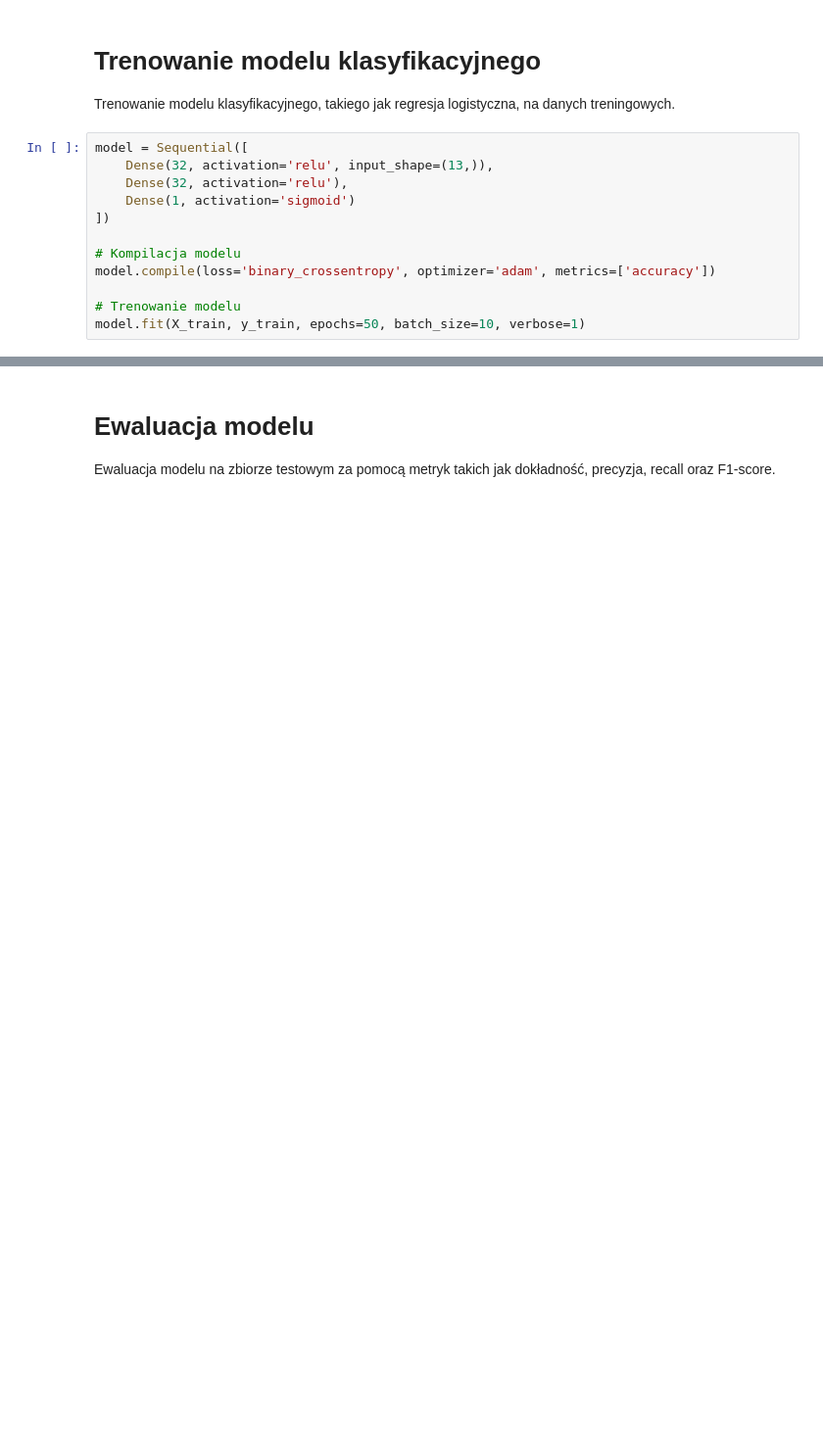
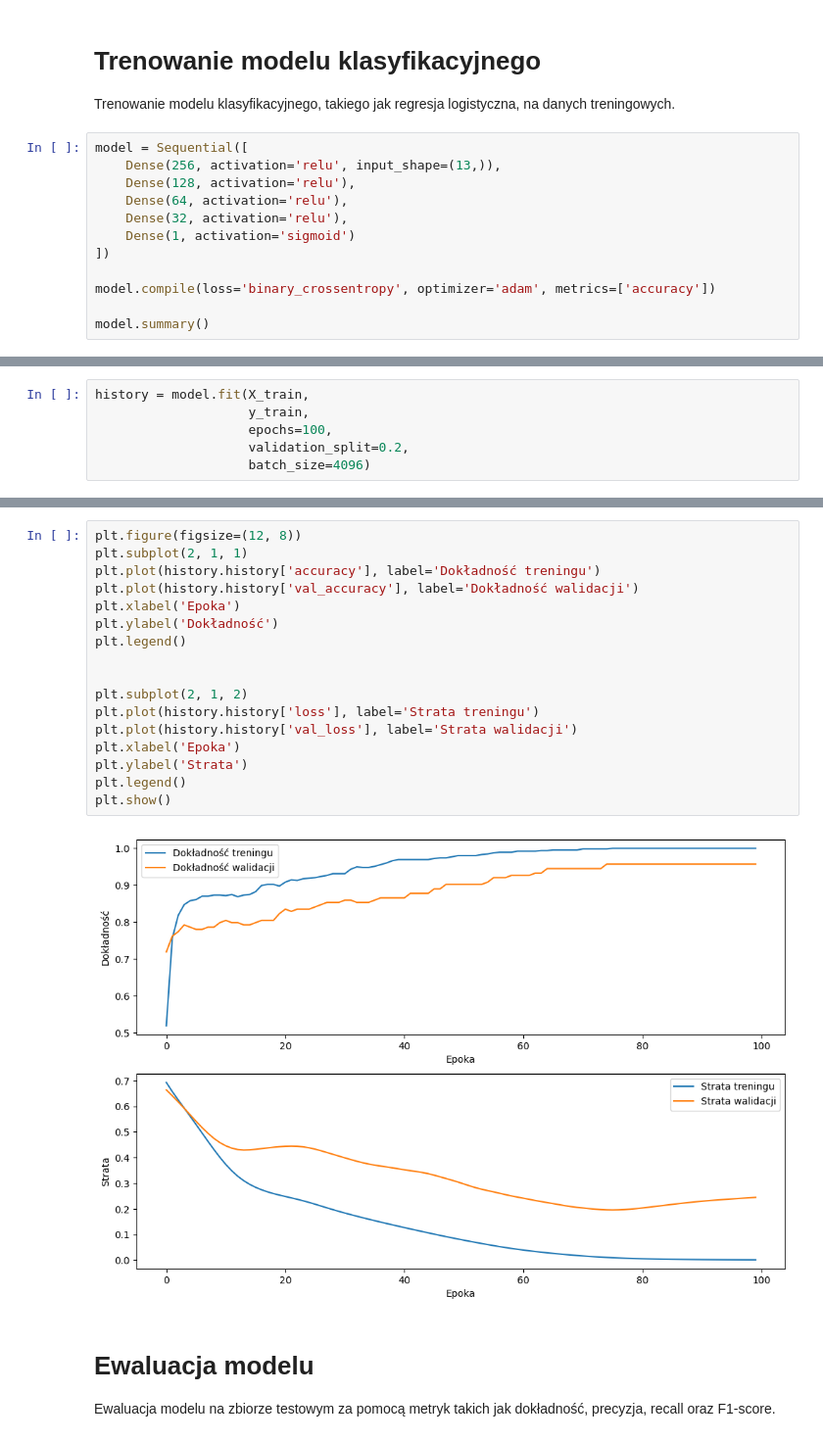
Before and after one commit to LiCHUTKO/heart-attack-analisys, a Jupyter notebook: notebook.ipynb, the cells around one changed output, grey strips where cells are left out. Shown: that part at 98% size. Cells and saved outputs as stored; diff of their text form; blank space fills up the shorter version.

```diff
--- a/notebook.ipynb
+++ b/notebook.ipynb
@@ -58,14 +109,14 @@ X_train, X_test, y_train, y_test = train_test_split(X_scaled, y, test_size=0.2,
 Trenowanie modelu klasyfikacyjnego, takiego jak regresja logistyczna, na danych treningowych.
 # %%
 model = Sequential([
-    Dense(32, activation='relu', input_shape=(13,)),
+    Dense(256, activation='relu', input_shape=(13,)),
+    Dense(128, activation='relu'),
+    Dense(64, activation='relu'),
     Dense(32, activation='relu'),
     Dense(1, activation='sigmoid')
 ])
 
-# Kompilacja modelu
 model.compile(loss='binary_crossentropy', optimizer='adam', metrics=['accuracy'])
 
-# Trenowanie modelu
-model.fit(X_train, y_train, epochs=50, batch_size=10, verbose=1)
+model.summary()
 # %% [output]
@@ -90,0 +142,6 @@ Epoch 50/50
+# %%
+history = model.fit(X_train,
+                    y_train,
+                    epochs=100,
+                    validation_split=0.2,
+                    batch_size=4096)
@@ -91,3 +168,22 @@ Epoch 50/50
+# %%
+plt.figure(figsize=(12, 8))
+plt.subplot(2, 1, 1)
+plt.plot(history.history['accuracy'], label='Dokładność treningu')
+plt.plot(history.history['val_accuracy'], label='Dokładność walidacji')
+plt.xlabel('Epoka')
+plt.ylabel('Dokładność')
+plt.legend()
+
+
+plt.subplot(2, 1, 2)
+plt.plot(history.history['loss'], label='Strata treningu')
+plt.plot(history.history['val_loss'], label='Strata walidacji')
+plt.xlabel('Epoka')
+plt.ylabel('Strata')
+plt.legend()
+plt.show()
+# %% [output]
+[figure, added]
 # %% [markdown]
 # Ewaluacja modelu
 Ewaluacja modelu na zbiorze testowym za pomocą metryk takich jak dokładność, precyzja, recall oraz F1-score.
```
Also changed, not shown: parts of 13 cells of this notebook.
